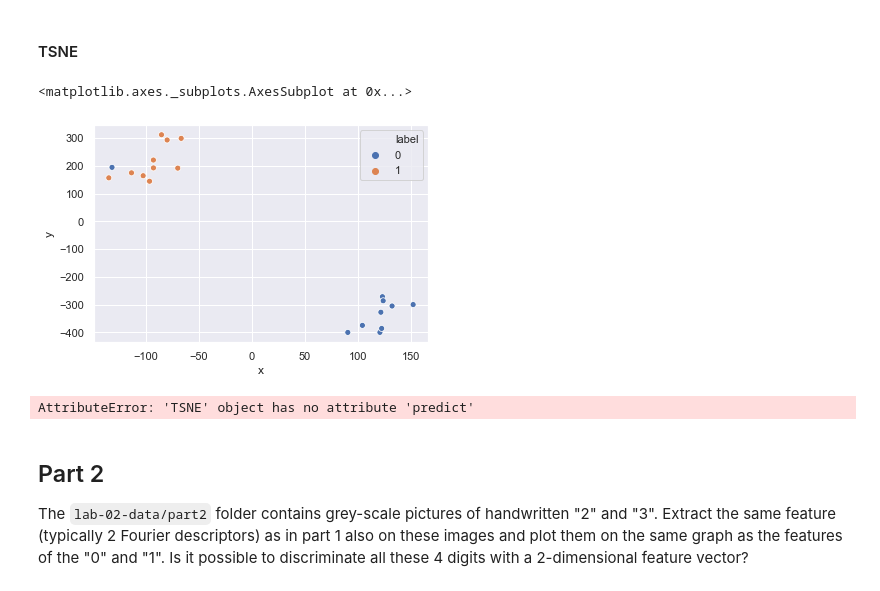
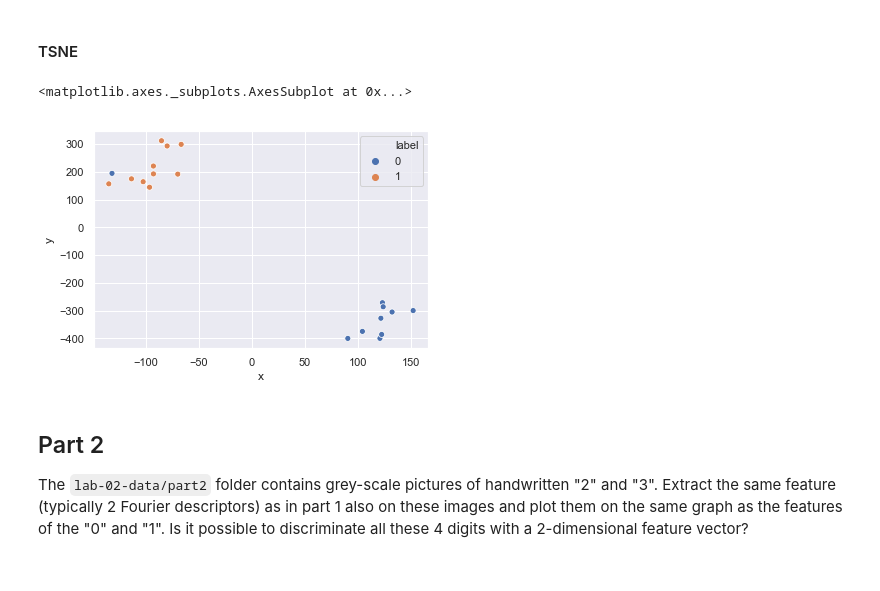
Before and after one commit to oganesManasian/Image-analysis-and-pattern-recognition, a Jupyter notebook: labs/lab_02_object_description.ipynb, the cells around one changed output. Saved outputs shown, nothing was run; the diff lists cells and outputs as text; code cells hidden in the pictures.

```diff
--- a/labs/lab_02_object_description.ipynb
+++ b/labs/lab_02_object_description.ipynb
@@ -511,17 +483,14 @@ sns.scatterplot(x = to_plot.x, y = to_plot.y, hue=to_plot.label)
 # %% [markdown]
 #### TSNE
 # %%
-from sklearn.manifold import TSNE
+# Compute TSNE
+model = TSNE(n_components=2, random_state=0, perplexity=2)
+res = model.fit_transform(standardized_data)
+res = res.T
 
-
-model = TSNE(n_components=2, random_state=0, perplexity=2)
-
-
-tsne_data = model.fit_transform(standardized_data)
-tsne_data = tsne_data.T
-to_plot = pd.DataFrame(data= {'x' : tsne_data[0], 'y' : tsne_data[1], 'label':labels})
+# Plot
+df = pd.DataFrame(data= {'x' : res[0], 'y' : res[1], 'label':labels})
+sns.scatterplot(x = df.x, y = df.y, hue=df.label)
+# %% [output]
+<matplotlib.axes._subplots.AxesSubplot at 0x...>
+[figure, added]
-# %%
-sns.scatterplot(x = to_plot.x, y = to_plot.y, hue=to_plot.label)
-# %% [output]
-<matplotlib.axes._subplots.AxesSubplot at 0x...>
-[figure, removed]
@@ -535,4 +496,0 @@ def rotate_image(img):
-# %%
-model.predict(x_train)
-# %% [output]
-AttributeError: 'TSNE' object has no attribute 'predict'
```
Also changed, not shown: parts of 18 cells of this notebook.
